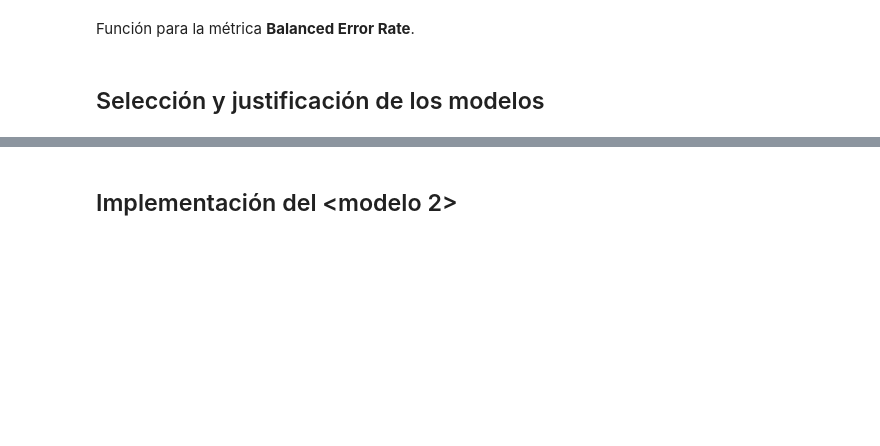
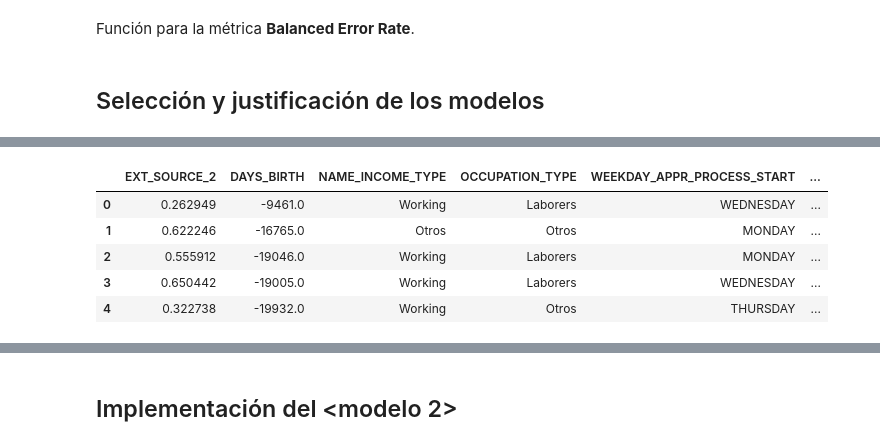
Before and after one commit to lissebas/machine-learning2, a Jupyter notebook: final.ipynb, the cells around one changed output, grey strips where cells are left out. Cells and saved outputs as stored; diff of their text form; code cells hidden in the pictures; blank space fills up the shorter version.

```diff
--- a/final.ipynb
+++ b/final.ipynb
@@ -1448,0 +1367,16 @@ best_rf = random_search.best_estimator_
+# %%
+# Lista de columnas a filtrar
+var_finales = ["EXT_SOURCE_2", "DAYS_BIRTH", "NAME_INCOME_TYPE", "OCCUPATION_TYPE", "WEEKDAY_APPR_PROCESS_START", "HOUR_APPR_PROCESS_START", "TARGET"]
+
+# Filtrar el DataFrame
+data_filtrada = data[var_finales]
+
+# Mostrar las primeras filas del DataFrame filtrado()
+data_filtrada.head()
+# %% [output]
+|  | EXT_SOURCE_2 | DAYS_BIRTH | NAME_INCOME_TYPE | OCCUPATION_TYPE | WEEKDAY_APPR_PROCESS_START | ... |
+| 0 | 0.262949 | -9461.0 | Working | Laborers | WEDNESDAY | ... |
+| 1 | 0.622246 | -16765.0 | Otros | Otros | MONDAY | ... |
+| 2 | 0.555912 | -19046.0 | Working | Laborers | MONDAY | ... |
+| 3 | 0.650442 | -19005.0 | Working | Laborers | WEDNESDAY | ... |
+| 4 | 0.322738 | -19932.0 | Working | Otros | THURSDAY | ... |
```
Also changed, not shown: parts of 20 cells of this notebook.
